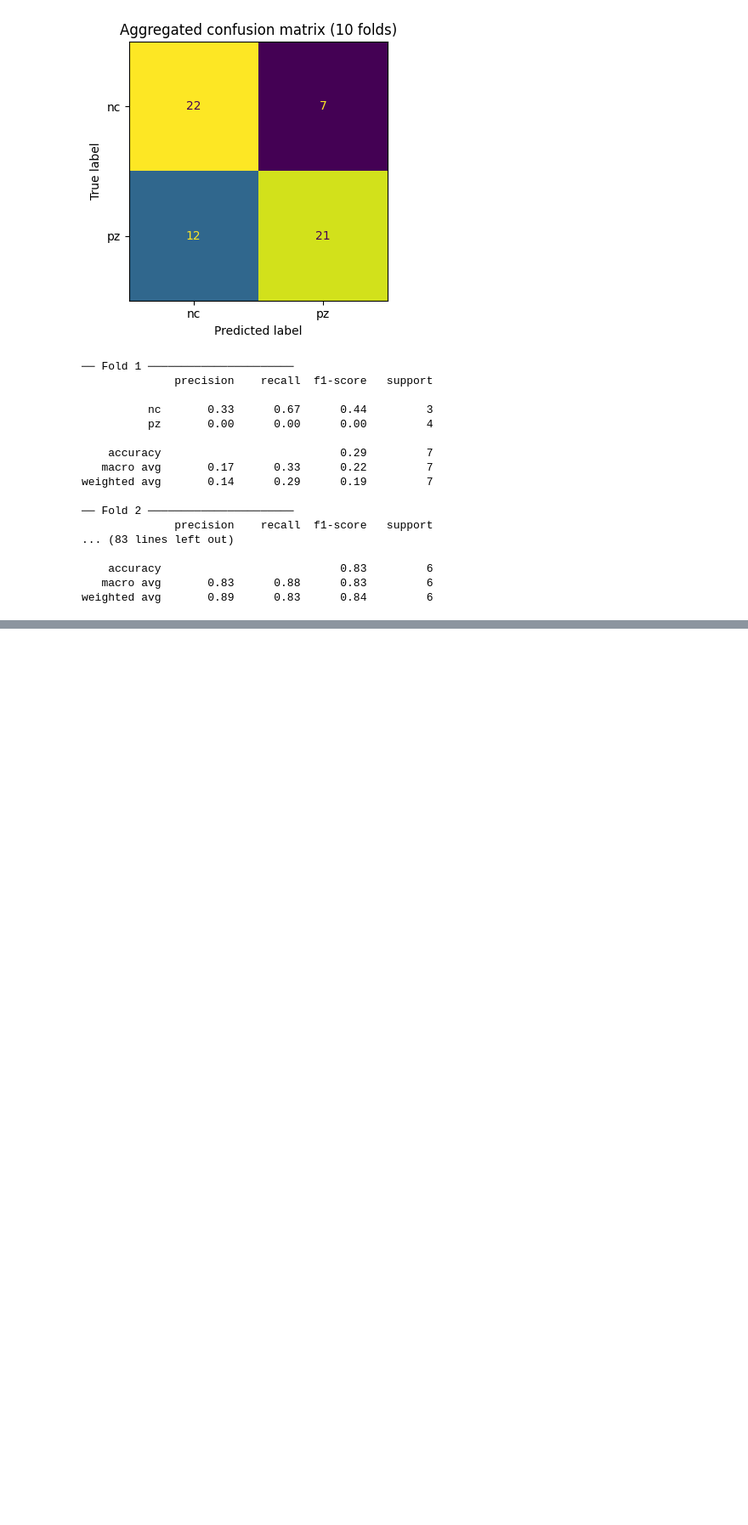
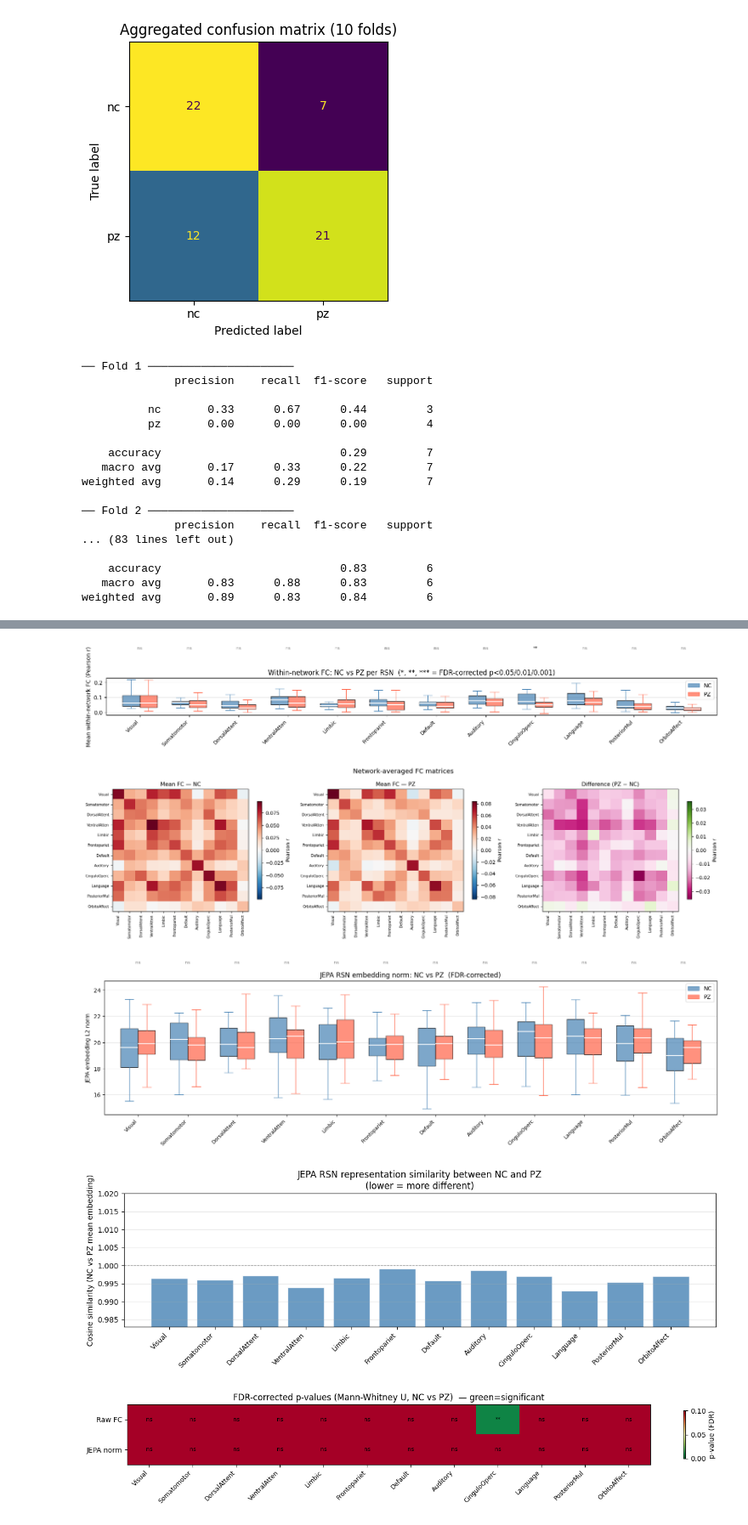
Before and after one commit to stevanna98/brain_subnetwork_jepa, a Jupyter notebook: eda.ipynb, the cells around one changed output, grey strips where cells are left out. Shown at 85% size. Saved outputs shown, nothing was run; the diff lists cells and outputs as text; code cells hidden in the pictures; blank space fills up the shorter version.

```diff
--- a/eda.ipynb
+++ b/eda.ipynb
@@ -970,8 +971,8 @@ jepa_embs  = {'nc': [], 'pz': []}   # store mean embedding per RSN for cosine si
 model.target_encoder.eval()
 with torch.no_grad():
     for i, (sid, subj) in enumerate(merged.items()):
-        graph    = all_graphs[i].to(device)
-        node_emb = model.target_encoder(graph).cpu().numpy()  # (379, 512)
+        graph    = all_graphs[i].to('cpu')
+        node_emb = model.target_encoder.to('cpu')(graph).numpy()  # (379, 512)
 
         rsn_emb  = np.stack([node_emb[rsn_ids_np == k].mean(0) for k in range(n_rsns)])  # (12, 512)
         label    = subj['diagnosis']
@@ -1095,30 +1096,36 @@ ax.set_title('JEPA RSN representation similarity between NC and PZ\n(lower = mor
 ax.set_ylim(min(cosine_sim) - 0.01, 1.02)
 ax.grid(axis='y', alpha=0.3)
 plt.tight_layout(); plt.show()
 
 # ═══════════════════════════════════════════════════════════════════════════════
 # Plot 5 — Summary: FDR-corrected p-value heatmap, FC vs JEPA
 # ═══════════════════════════════════════════════════════════════════════════════
 pval_matrix = np.array([pvals_fc_fdr, pvals_jepa_fdr])  # (2, 12)
 
 fig, ax = plt.subplots(figsize=(14, 2.5))
 im = ax.imshow(pval_matrix, cmap='RdYlGn_r', vmin=0, vmax=0.1, aspect='auto')
 ax.set_xticks(range(n_rsns)); ax.set_xticklabels(rsn_names, rotation=45, ha='right', fontsize=9)
 ax.set_yticks([0, 1]); ax.set_yticklabels(['Raw FC', 'JEPA norm'], fontsize=10)
 ax.set_title('FDR-corrected p-values (Mann-Whitney U, NC vs PZ)  — green=significant')
 plt.colorbar(im, ax=ax, label='p-value (FDR)', shrink=0.8)
 for i in range(2):
     for j in range(n_rsns):
         ax.text(j, i, sig_label([pvals_fc_fdr, pvals_jepa_fdr][i][j]),
                 ha='center', va='center', fontsize=8, color='black')
 plt.tight_layout(); plt.show()
 
 # ── Print summary table ───────────────────────────────────────────────────────
 print(f"{'RSN':<14} {'FC p (raw)':>12} {'FC p (FDR)':>12} {'sig':>4}  "
       f"{'JEPA p (raw)':>13} {'JEPA p (FDR)':>13} {'sig':>4}  {'cos_sim':>8}")
 print('-' * 90)
 for k in range(n_rsns):
     print(f"{rsn_names[k]:<14} "
           f"{pvals_fc_raw[k]:>12.4f} {pvals_fc_fdr[k]:>12.4f} {sig_label(pvals_fc_fdr[k]):>4}  "
           f"{pvals_jepa_raw[k]:>13.4f} {pvals_jepa_fdr[k]:>13.4f} {sig_label(pvals_jepa_fdr[k]):>4}  "
           f"{cosine_sim[k]:>8.4f}")
+# %% [output]
+[figure, added]
+[figure, added]
+[figure, added]
+[figure, added]
+[figure, added]
```
Also changed, not shown: parts of 4 cells of this notebook, 7 other files.
